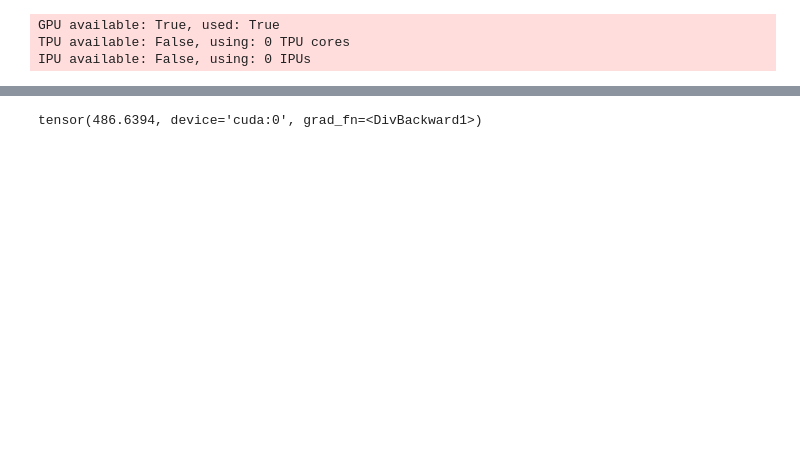
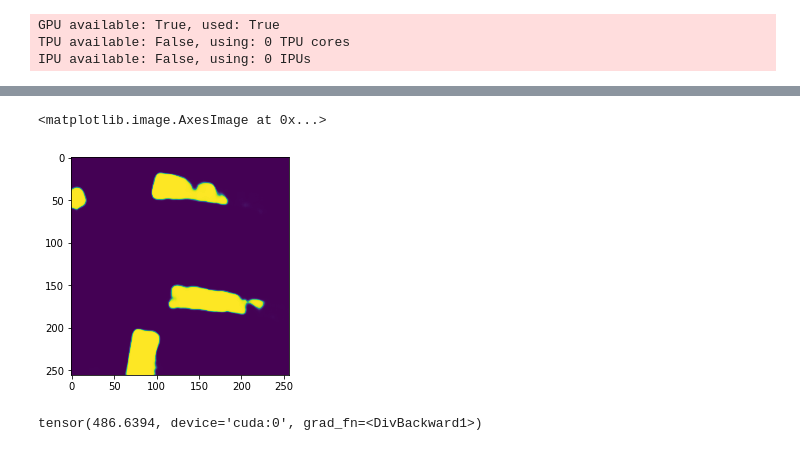
Before and after one commit to t1masavin/orthomosaic-segmentation, a Jupyter notebook: image_processing/train.ipynb, the cells around one changed output, grey strips where cells are left out. Saved outputs shown, nothing was run; the diff lists cells and outputs as text; code cells hidden in the pictures; blank space fills up the shorter version.

```diff
--- a/image_processing/train.ipynb
+++ b/image_processing/train.ipynb
@@ -191,10 +191,10 @@ loss = DiceLoss()
 class SemSegment(LightningModule):
     def __init__(
         self,
-        lr: float = 0.0001,
+        lr: float = 0.00005,
         num_classes: int = 1,
         bilinear: bool = False,
-        augmentation = None,
+        augmentation = Aug,
     ):
         super().__init__()
 
@@ -253,8 +253,8 @@ class SemSegment(LightningModule):
 # %%
 from pytorch_lightning.callbacks import ModelCheckpoint
 # %%
-model = SemSegment(augmentation=Aug)
-# model.load_from_checkpoint('lightning_logs/best/epoch=30-step=7749.ckpt')
+model = SemSegment.load_from_checkpoint('lightning_logs/best/epoch=222-step=16501.ckpt')
+# model.load_from_checkpoint('lightning_logs/best/epoch=222-step=16501.ckpt')
 
 checkpoint_callback = ModelCheckpoint(dirpath="lightning_logs/best", save_top_k=1, monitor="val_epoch_total_step")
 # %% [output]
@@ -290,0 +275,2 @@ LOCAL_RANK: 0 - CUDA_VISIBLE_DEVICES: [0]
+# %%
+model = SemSegment.load_from_checkpoint('lightning_logs/best/epoch=871-step=64527.ckpt')
@@ -301,3 +322,8 @@ torch.Size([3, 512, 512])
+# %%
+plt.imshow(out[0].permute(1,2,0).cpu().detach().numpy())
+# %% [output]
+<matplotlib.image.AxesImage at 0x...>
+[figure, added]
 # %%
 # dice(out, msk.type(torch.long).permute(0, 3, 1, 2))
 # dice(out[0], msk[0].type(torch.float).permute(2, 0, 1))
```
Also changed, not shown: parts of 12 cells of this notebook.
